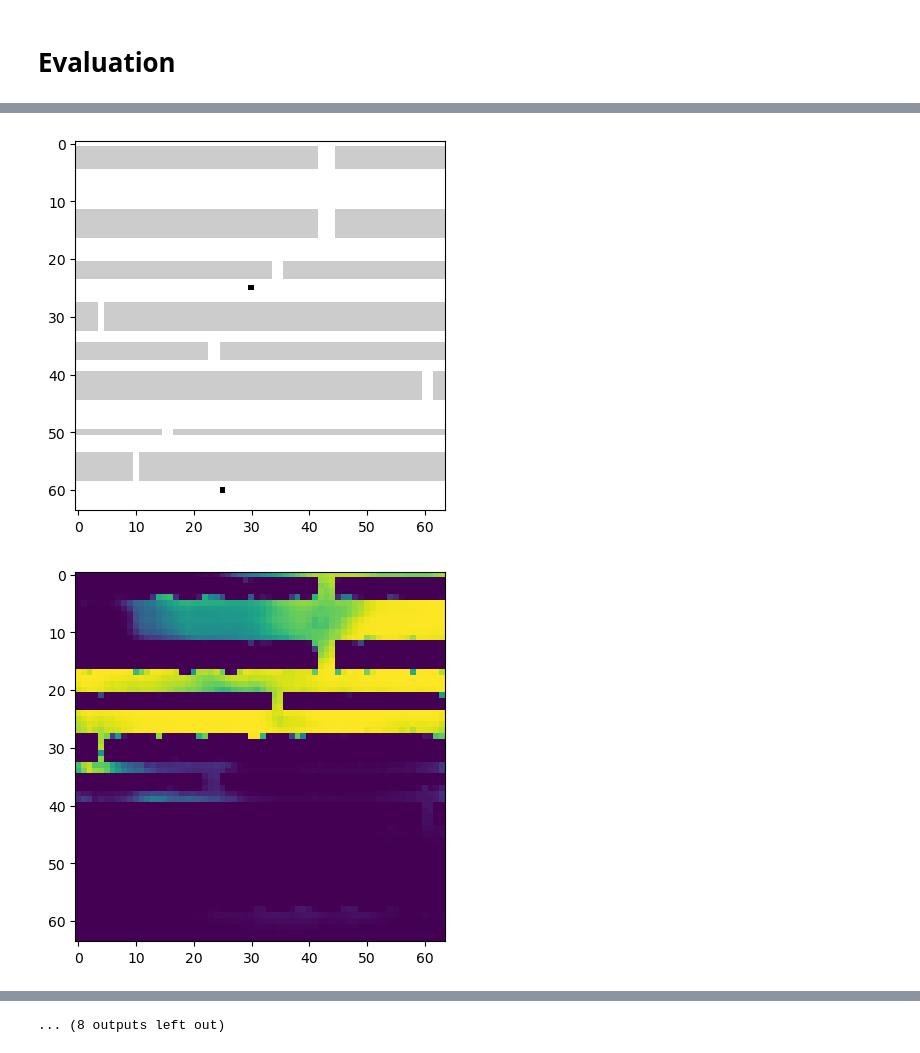
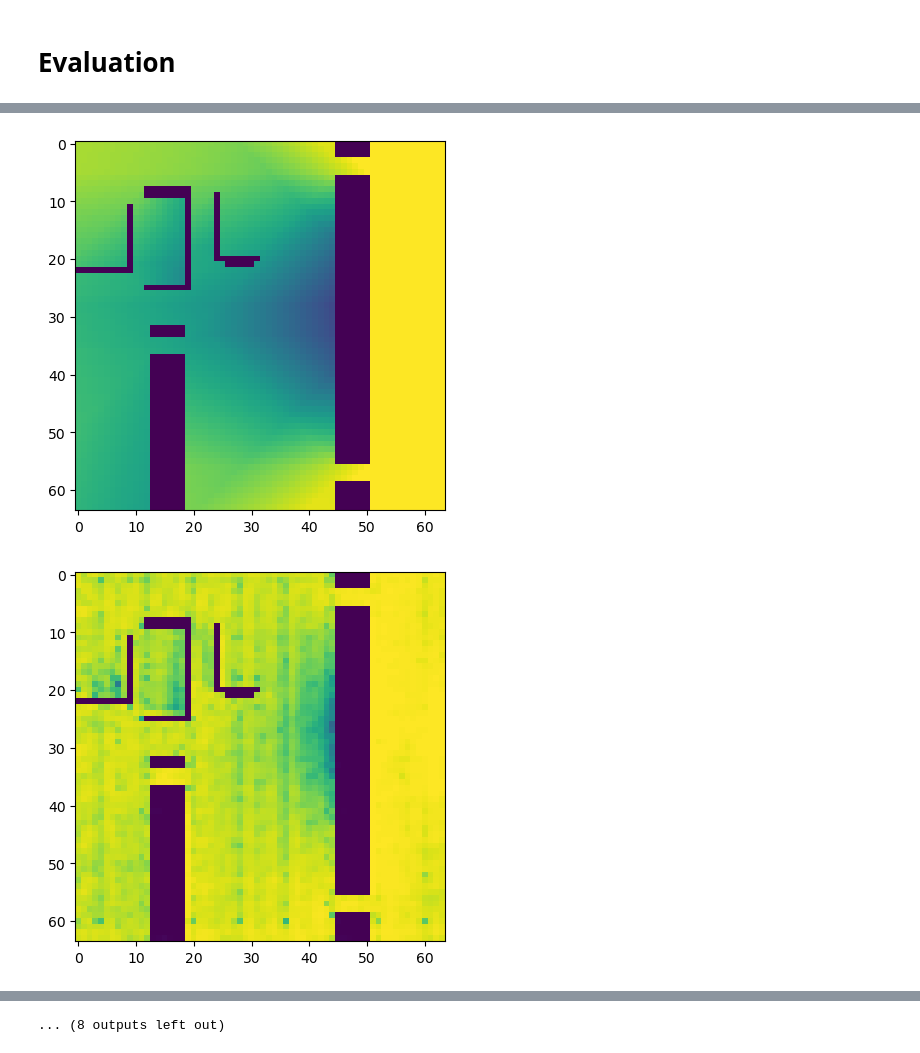
Before and after one commit to DrozdovDan/HS_HW_TransPath, a Jupyter notebook: workflow_cf.ipynb, the cells around one changed output, grey strips where cells are left out. Drawn from its saved outputs; the diff is of its cells as text; code cells hidden in the pictures.

```diff
--- a/workflow_cf.ipynb
+++ b/workflow_cf.ipynb
@@ -534,7 +534,7 @@ torch.save(model.state_dict(), f'{weights_dir}/model_{timestr}')
 # %% [markdown]
 # Evaluation
 # %%
-model_path = './weights/alex_100_cf_model'
+model_path = './weights/alex_200_cf_model'
 indices = [0, 10, 20, 30, 40, 50, 60, 70, 80, 90]
 
 eval_model = TransPathModel().to(torch.device(f'{accelerator}:{devices[-1]}'))
@@ -573,21 +573,21 @@ cuda:5 cuda:5
 ... (9 outputs left out)
 # %%
 my_test_data = GridData(
-        path=f'./eval_data/eval',
+        path=f'./TransPath_data/test',
         mode=mode
     )[indices]
 
 map_design, start, goal, gt_hmap = my_test_data
 inputs = torch.cat([map_design, start + goal], dim=1) if mode in ('f', 'nastar') else torch.cat([map_design, goal], dim=1)
 inputs = inputs.to(torch.device(f'{accelerator}:{devices[-1]}'))
 with torch.no_grad():
     predictions = (eval_model(inputs) + 1) / 2
 
 for i in range(len(indices)):
-    plt.imshow(1 - (map_design[i, 0] + 5 * start[i, 0] + 5 * goal[i, 0]), cmap='gray')
+    plt.imshow(gt_hmap[i, 0])
     plt.show()
     plt.imshow(predictions[i, 0].cpu().detach().numpy())
     plt.show()
 # %% [output]
-[figure, old version]
+[figure, new version]
-[figure, old version]
+[figure, new version]
```
Also changed, not shown: parts of 4 cells of this notebook, 12 other files.
